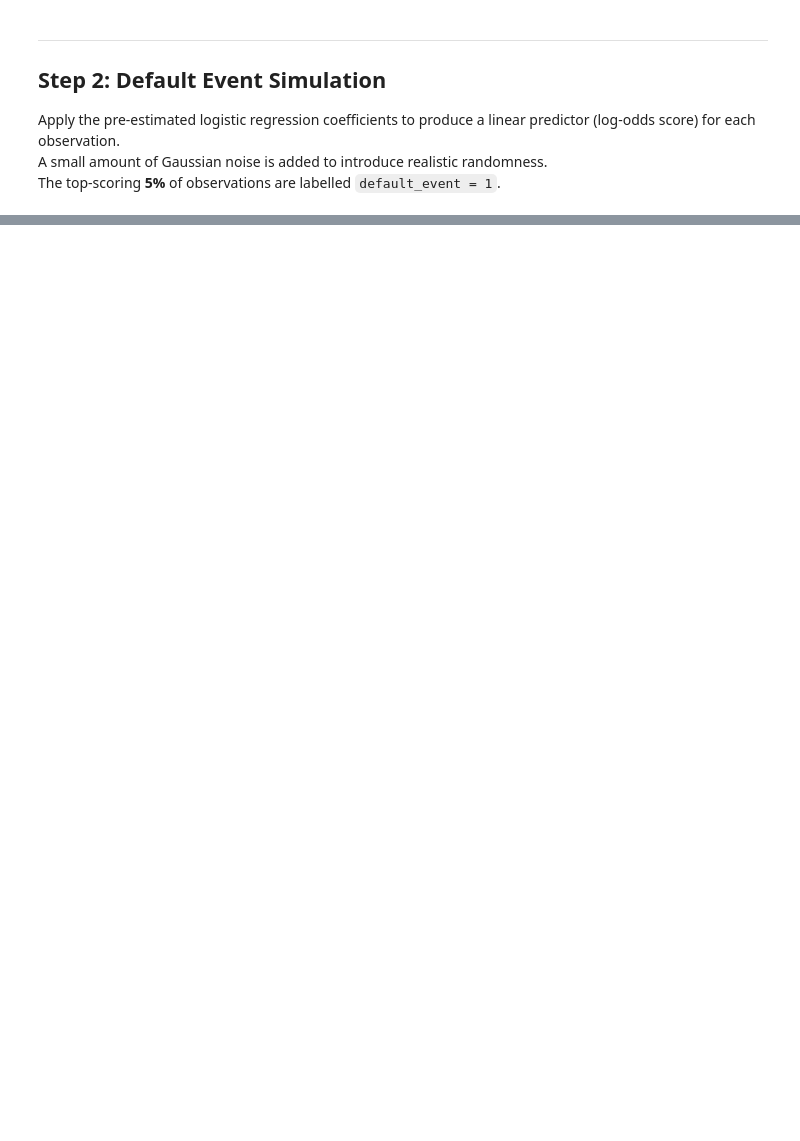
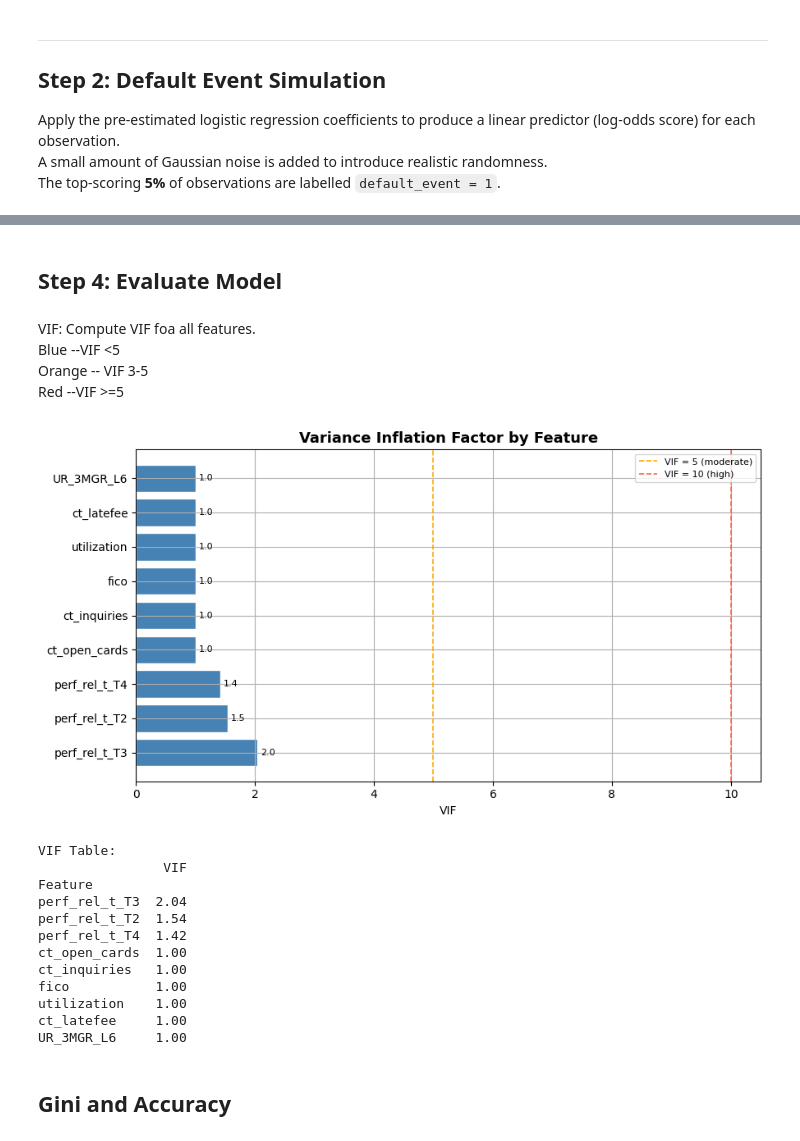
Before and after one commit to ChaoyiWu/Impairment_Framework, a Jupyter notebook: pd_model_showcase.ipynb, the cells around one changed output, grey strips where cells are left out. Saved outputs shown, nothing was run; the diff lists cells and outputs as text; code cells hidden in the pictures; blank space fills up the shorter version.

```diff
--- a/pd_model_showcase.ipynb
+++ b/pd_model_showcase.ipynb
@@ -92,12 +127,12 @@ coef = {
     'perf_rel_t_T2'      :  0.0157,
     'perf_rel_t_T3'      : -0.0303,
     'perf_rel_t_T4'      : -0.0054,
-    'ecm_0106_tot_num_T' :  0.2352,
-    'ecm_0601_tot_num_T' :  0.0329,
-    'fico_snp_T'         : -0.0004,
-    'util_snp_T'         :  0.4751,
-    'num_la_snp_6mo_T'   :  0.1048,
-    'UR_M_3MGR_PIT_L6_NT':  3.3694,
+    'ct_open_cards' :  0.2352,
+    'ct_inquiries' :  0.0329,
+    'fico'         : -0.0004,
+    'utilization'         :  0.4751,
+    'ct_latefee'   :  0.1048,
+    'UR_3MGR_L6':  3.3694,
 }
 
 # ── Compute linear predictor ─────────────────────────────────────────────────
@@ -172,0 +217,23 @@ We use **statsmodels** for the full coefficient summary and **scikit-learn** for
+# %%
+# ── statsmodels: full coefficient table with p-values ────────────────────────
+
+families={
+    "Bernoulli": sm.families.Binomial,
+    "Gamma": sm.families.Gamma,
+    "Norm": sm.families.Gaussian
+}
+
+links={
+    "logit": sm.families.links.logit,
+    "log": sm.families.links.log,
+    "identity": sm.families.links.identity
+}
+
+dist="Bernoulli"
+link="logit"
+family=families[dist](links[link]())
+
+X_sm = sm.add_constant(X)
+
+reg_model = sm.GLM(y,X_sm, offset=None, family=family,var_weights=None, missing='drop').fit()
+print(reg_model.summary())
@@ -173,28 +258,55 @@ We use **statsmodels** for the full coefficient summary and **scikit-learn** for
+# %%
+pred_score=reg_model.predict(sm.tools.add_constant(df[feature_cols],has_constant="add"))
+pred_score.rename('pd_score',inplace=True)
+pred_score.replace([np.inf, -np.inf],np.nan,inplace=True)
+df_scored=pd.concat([df,pred_score],axis=1,sort=False)
+df_scored['residual']=df_scored['pd_score']-df_scored['default_event']
+# %% [markdown]
+## Step 4: Evaluate Model
+# %% [markdown]
+VIF: Compute VIF foa all features.<br>
+Blue --VIF <5<br>
+Orange -- VIF 3-5<br>
+Red --VIF >=5<br>
 # %%
 # ── Variance Inflation Factor (VIF) for each feature ─────────────────────────
 from statsmodels.stats.outliers_influence import variance_inflation_factor
 
 X_vif = sm.add_constant(X)
 vif_df = pd.DataFrame({
     'Feature': X_vif.columns,
     'VIF'    : [variance_inflation_factor(X_vif.values, i) for i in range(X_vif.shape[1])],
 }).set_index('Feature').drop('const')
 
 vif_df['VIF'] = vif_df['VIF'].round(2)
 vif_df = vif_df.sort_values('VIF', ascending=False)
 
 # Colour-coded bar chart
-colors = ['tomato' if v >= 10 else 'orange' if v >= 5 else 'steelblue' for v in vif_df['VIF']]
+colors = ['tomato' if v >= 5 else 'orange' if v >= 3 else 'steelblue' for v in vif_df['VIF']]
 fig, ax = plt.subplots(figsize=(9, 5))
 bars = ax.barh(vif_df.index, vif_df['VIF'], color=colors, edgecolor='white')
 ax.axvline(5,  color='orange', linestyle='--', lw=1.2, label='VIF = 5 (moderate)')
 ax.axvline(10, color='tomato',  linestyle='--', lw=1.2, label='VIF = 10 (high)')
 ax.bar_label(bars, fmt='%.1f', padding=3, fontsize=8)
 ax.set_xlabel('VIF')
 ax.set_title('Variance Inflation Factor by Feature', fontsize=13, fontweight='bold')
 ax.legend(fontsize=8)
 plt.tight_layout()
 plt.show()
 
 print('\nVIF Table:')
 print(vif_df.to_string())
+# %% [output]
+[figure, added]
+VIF Table:
+                VIF
+Feature
+perf_rel_t_T3  2.04
+perf_rel_t_T2  1.54
+perf_rel_t_T4  1.42
+ct_open_cards  1.00
+ct_inquiries   1.00
+fico           1.00
+utilization    1.00
+ct_latefee     1.00
+UR_3MGR_L6     1.00
@@ -251,0 +313,2 @@ print(compare_df.round(4).to_string())
+# %% [markdown]
+## Gini and Accuracy
```
Also changed, not shown: parts of 21 cells of this notebook, 1 other file.
